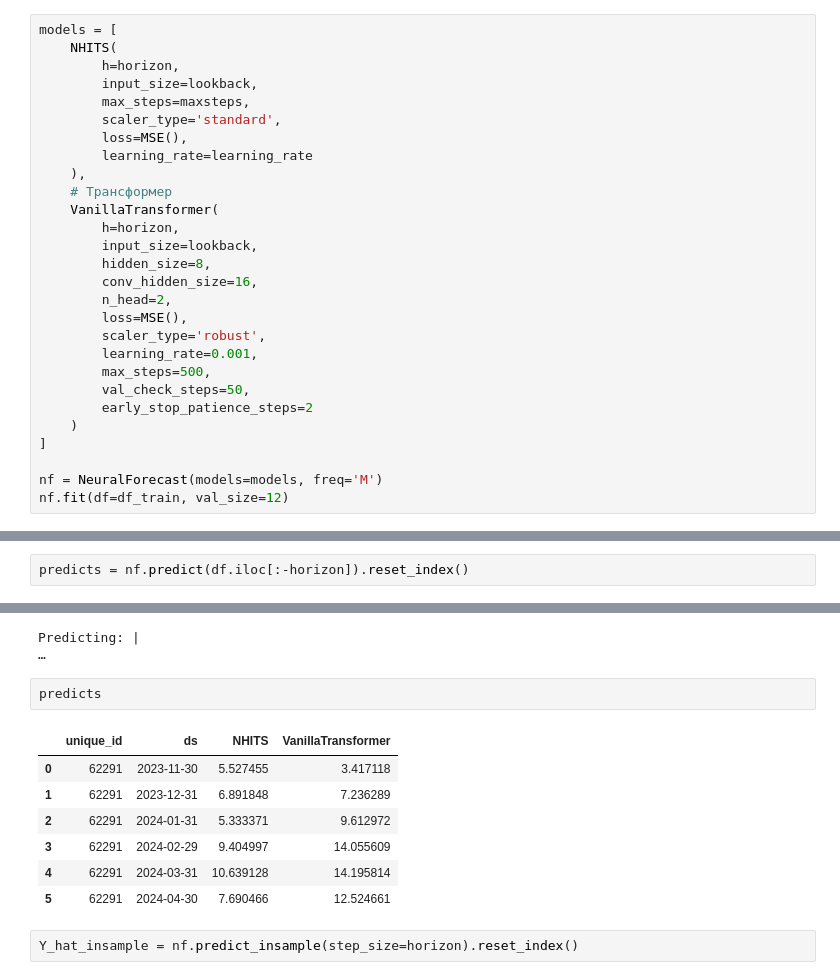
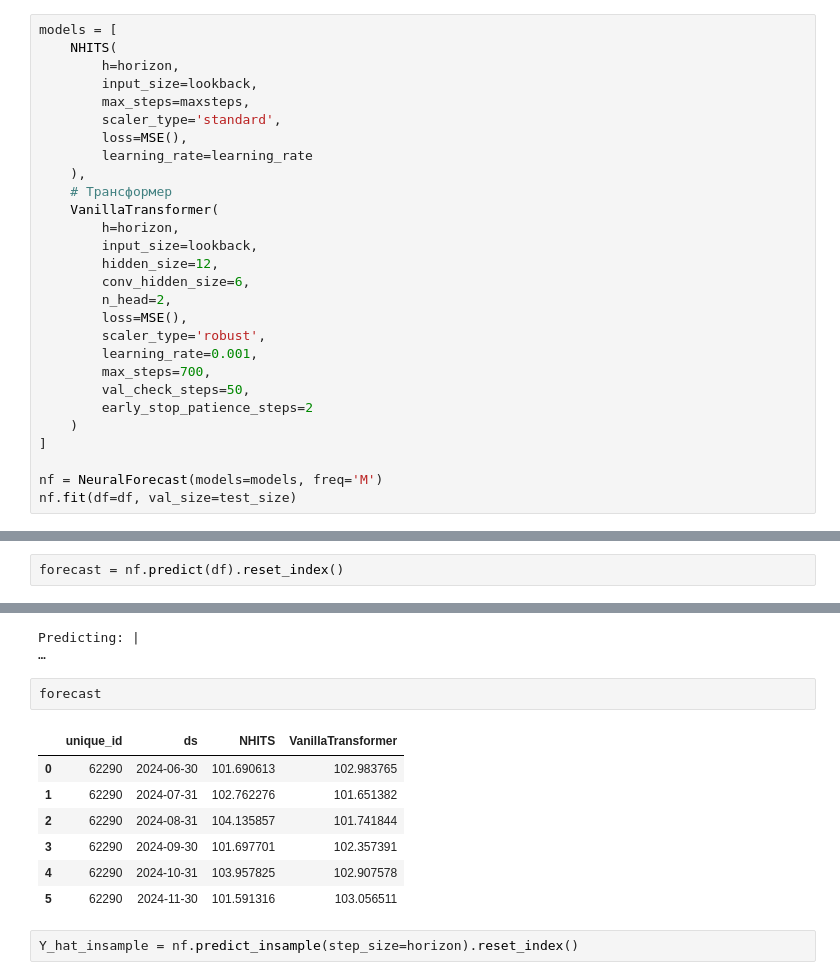
Before and after one commit to MishaAnikutin/regression-for-vavt, a Jupyter notebook: research/Тестирую другие технологии.ipynb, the cells around one changed output, grey strips where cells are left out. Drawn from its saved outputs; the diff is of its cells as text.

```diff
--- a/research/Тестирую другие технологии.ipynb
+++ b/research/Тестирую другие технологии.ipynb
@@ -64,20 +41,20 @@ models = [
     VanillaTransformer(
         h=horizon,
         input_size=lookback,
-        hidden_size=8,
-        conv_hidden_size=16,
+        hidden_size=12,
+        conv_hidden_size=6,
         n_head=2,
         loss=MSE(),
         scaler_type='robust',
         learning_rate=0.001,
-        max_steps=500,
+        max_steps=700,
         val_check_steps=50,
         early_stop_patience_steps=2
     )
 ]
 
 nf = NeuralForecast(models=models, freq='M')
-nf.fit(df=df_train, val_size=12)
+nf.fit(df=df, val_size=test_size)
 # %% [output]
 Seed set to 1
 Seed set to 1
@@ -126,7 +103,7 @@ Validation: |
 Validation: |                                                                                                 …
 Validation: |                                                                                                 …
 # %%
-predicts = nf.predict(df.iloc[:-horizon]).reset_index()
+forecast = nf.predict(df).reset_index()
 # %% [output]
 GPU available: False, used: False
 TPU available: False, using: 0 TPU cores
@@ -140,15 +117,15 @@ IPU available: False, using: 0 IPUs
 HPU available: False, using: 0 HPUs
 Predicting: |                                                                                                 …
 # %%
-predicts
+forecast
 # %% [output]
 |  | unique_id | ds | NHITS | VanillaTransformer |
-| 0 | 62291 | 2023-11-30 | 5.527455 | 3.417118 |
-| 1 | 62291 | 2023-12-31 | 6.891848 | 7.236289 |
-| 2 | 62291 | 2024-01-31 | 5.333371 | 9.612972 |
-| 3 | 62291 | 2024-02-29 | 9.404997 | 14.055609 |
-| 4 | 62291 | 2024-03-31 | 10.639128 | 14.195814 |
-| 5 | 62291 | 2024-04-30 | 7.690466 | 12.524661 |
+| 0 | 62290 | 2024-06-30 | 101.690613 | 102.983765 |
+| 1 | 62290 | 2024-07-31 | 102.762276 | 101.651382 |
+| 2 | 62290 | 2024-08-31 | 104.135857 | 101.741844 |
+| 3 | 62290 | 2024-09-30 | 101.697701 | 102.357391 |
+| 4 | 62290 | 2024-10-31 | 103.957825 | 102.907578 |
+| 5 | 62290 | 2024-11-30 | 101.591316 | 103.056511 |
 # %%
 Y_hat_insample = nf.predict_insample(step_size=horizon).reset_index()
 # %% [output]
```
Also changed, not shown: parts of 17 cells of this notebook, 2 other files.
